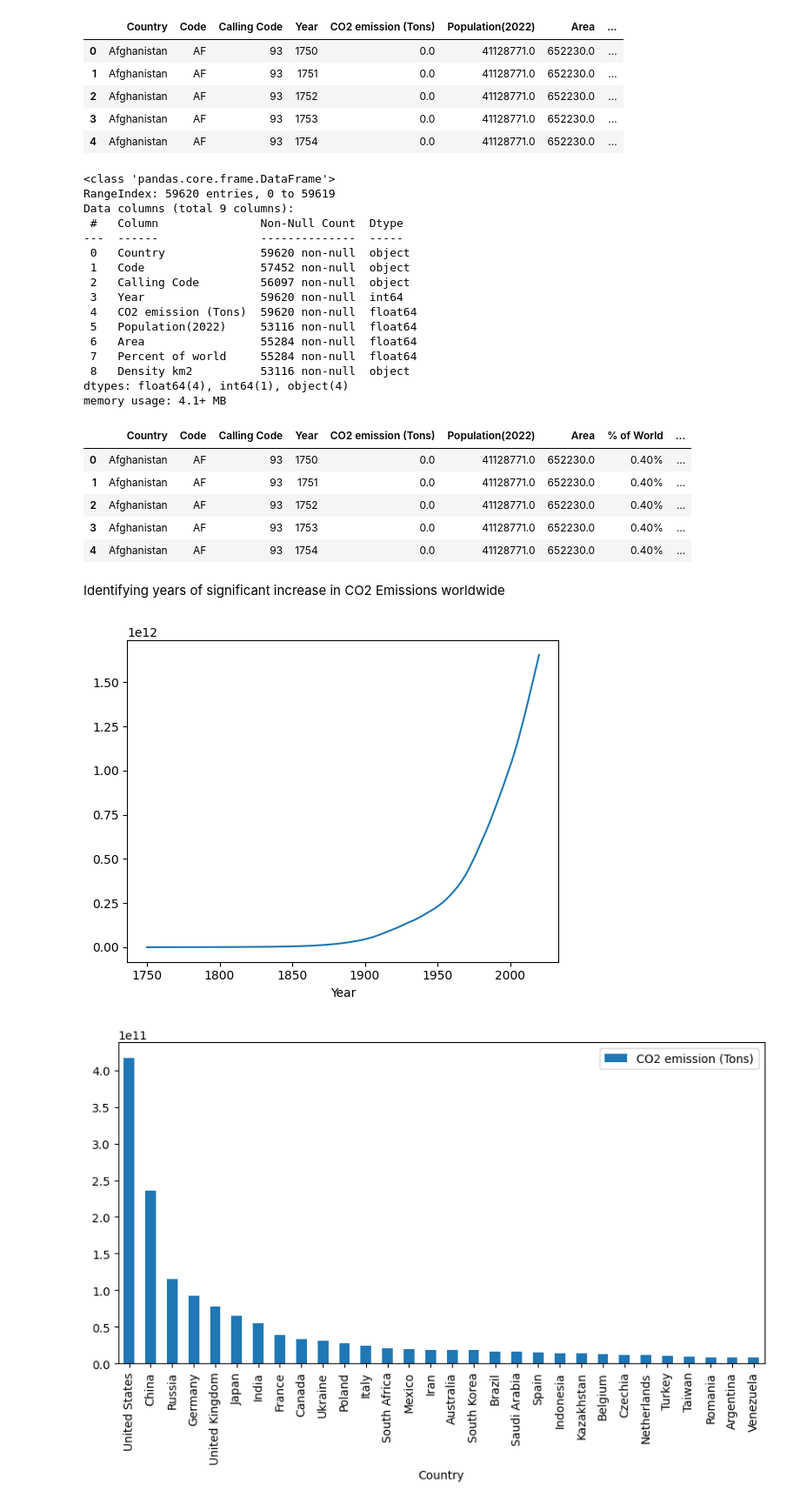
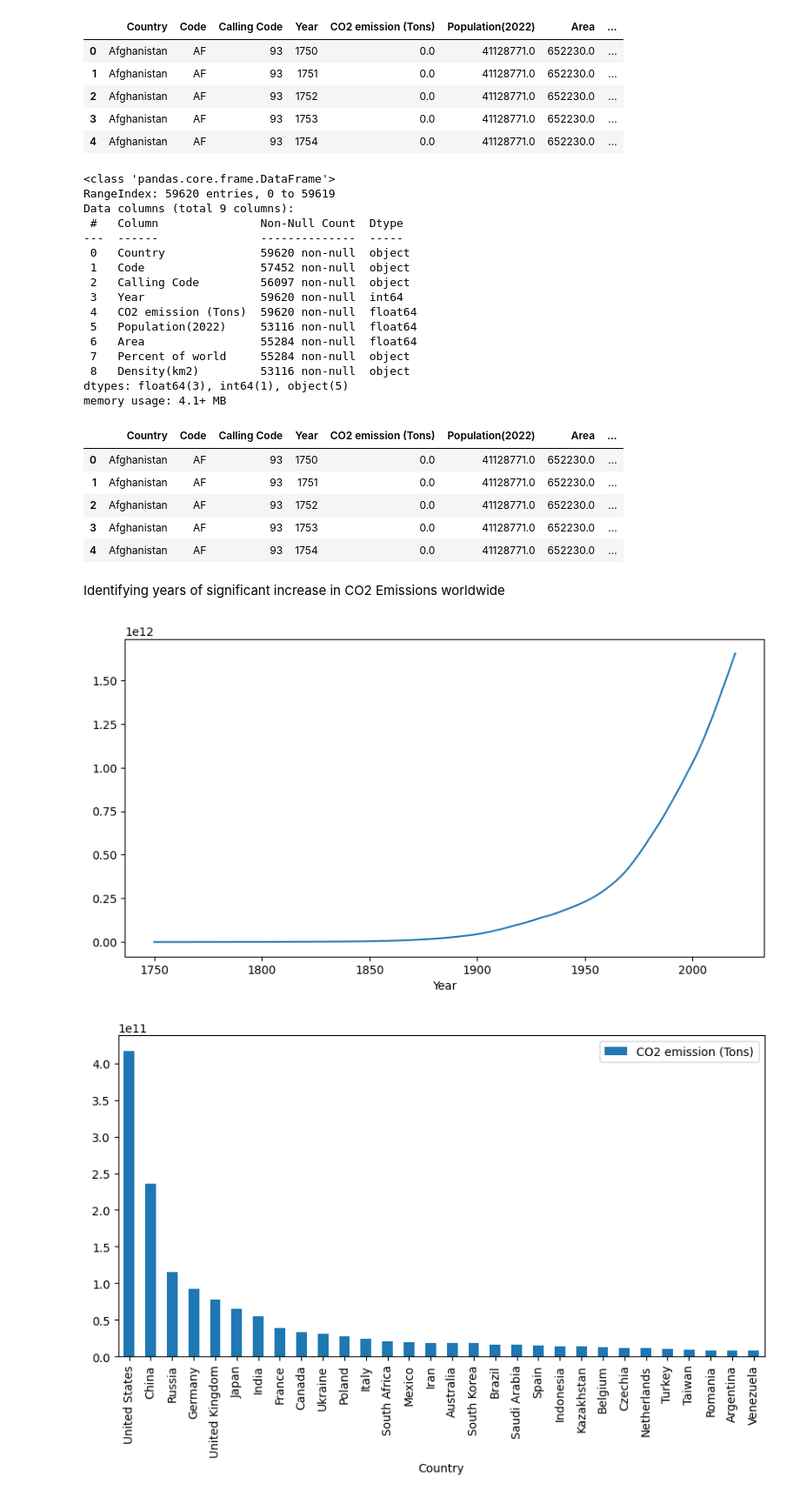
Before and after one commit to DanielBrechner/World-CO2-Emissions-Analysis, a Jupyter notebook: app.ipynb, the cells around one changed output. Shown: that part at 87% size. Saved outputs shown, nothing was run; the diff lists cells and outputs as text; code cells hidden in the pictures.

```diff
--- a/app.ipynb
+++ b/app.ipynb
@@ -21,7 +23,6 @@ df
 59620 rows × 9 columns
 # %%
 df.rename(columns = {'% of World':'Percent of world'}, inplace = True)
-df.rename(columns = {'Density(km2)':'Density km2'}, inplace = True)
 df.head()
 # %% [output]
 |  | Country | Code | Calling Code | Year | CO2 emission (Tons) | Population(2022) | Area | ... |
@@ -45,25 +46,25 @@ Data columns (total 9 columns):
  4   CO2 emission (Tons)  59620 non-null  float64
  5   Population(2022)     53116 non-null  float64
  6   Area                 55284 non-null  float64
- 7   Percent of world     55284 non-null  float64
- 8   Density km2          53116 non-null  object
-dtypes: float64(4), int64(1), object(4)
+ 7   Percent of world     55284 non-null  object
+ 8   Density(km2)         53116 non-null  object
+dtypes: float64(3), int64(1), object(5)
 memory usage: 4.1+ MB
 # %%
 df.head()
 # %% [output]
-|  | Country | Code | Calling Code | Year | CO2 emission (Tons) | Population(2022) | Area | % of World | ... |
-| 0 | Afghanistan | AF | 93 | 1750 | 0.0 | 41128771.0 | 652230.0 | 0.40% | ... |
-| 1 | Afghanistan | AF | 93 | 1751 | 0.0 | 41128771.0 | 652230.0 | 0.40% | ... |
-| 2 | Afghanistan | AF | 93 | 1752 | 0.0 | 41128771.0 | 652230.0 | 0.40% | ... |
-| 3 | Afghanistan | AF | 93 | 1753 | 0.0 | 41128771.0 | 652230.0 | 0.40% | ... |
-| 4 | Afghanistan | AF | 93 | 1754 | 0.0 | 41128771.0 | 652230.0 | 0.40% | ... |
+|  | Country | Code | Calling Code | Year | CO2 emission (Tons) | Population(2022) | Area | ... |
+| 0 | Afghanistan | AF | 93 | 1750 | 0.0 | 41128771.0 | 652230.0 | ... |
+| 1 | Afghanistan | AF | 93 | 1751 | 0.0 | 41128771.0 | 652230.0 | ... |
+| 2 | Afghanistan | AF | 93 | 1752 | 0.0 | 41128771.0 | 652230.0 | ... |
+| 3 | Afghanistan | AF | 93 | 1753 | 0.0 | 41128771.0 | 652230.0 | ... |
+| 4 | Afghanistan | AF | 93 | 1754 | 0.0 | 41128771.0 | 652230.0 | ... |
 # %% [markdown]
 Identifying years of significant increase in CO2 Emissions worldwide
 # %%
-df.groupby('Year')['CO2 emission (Tons)'].sum().plot();
+df.groupby('Year')['CO2 emission (Tons)'].sum().plot(figsize=(10,5));
 # %% [output]
-[figure, old version]
+[figure, new version]
 # %%
 df[df['Year']==2020].sort_values(by='CO2 emission (Tons)', ascending=False).head(30).plot.bar(x='Country',y='CO2 emission (Tons)',figsize=(10,5));
 # %% [output]
```
Also changed, not shown: parts of 5 cells of this notebook, 2 other files.
